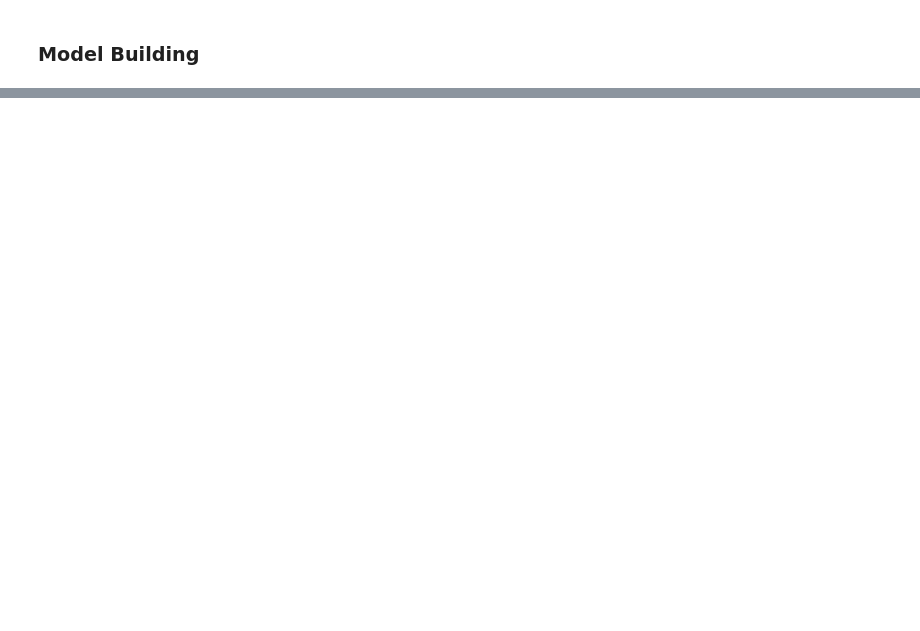
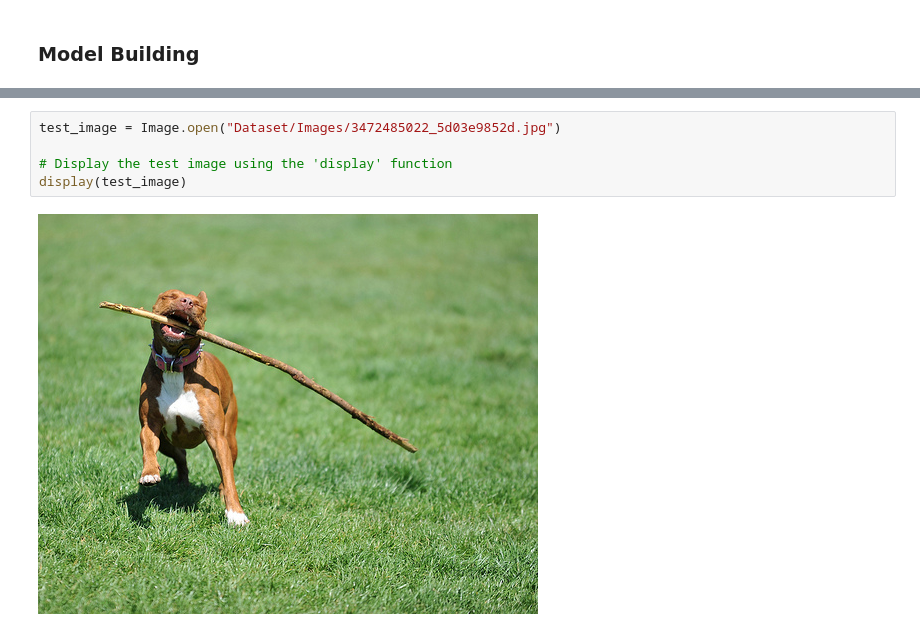
Before and after one commit to TanushJadhav/Multimodal-Scene-Detection, a Jupyter notebook: MMA_Project.ipynb, the cells around one changed output, grey strips where cells are left out. Drawn from its saved outputs; the diff is of its cells as text; blank space fills up the shorter version.

```diff
--- a/MMA_Project.ipynb
+++ b/MMA_Project.ipynb
@@ -372,0 +294,7 @@ Some weights of the model checkpoint at bert-base-uncased were not used when ini
+# %%
+test_image = Image.open("Dataset/Images/3472485022_5d03e9852d.jpg")
+
+# Display the test image using the 'display' function
+display(test_image)
+# %% [output]
+[figure, added]
```
Also changed, not shown: parts of 18 cells of this notebook, 13 other files.
